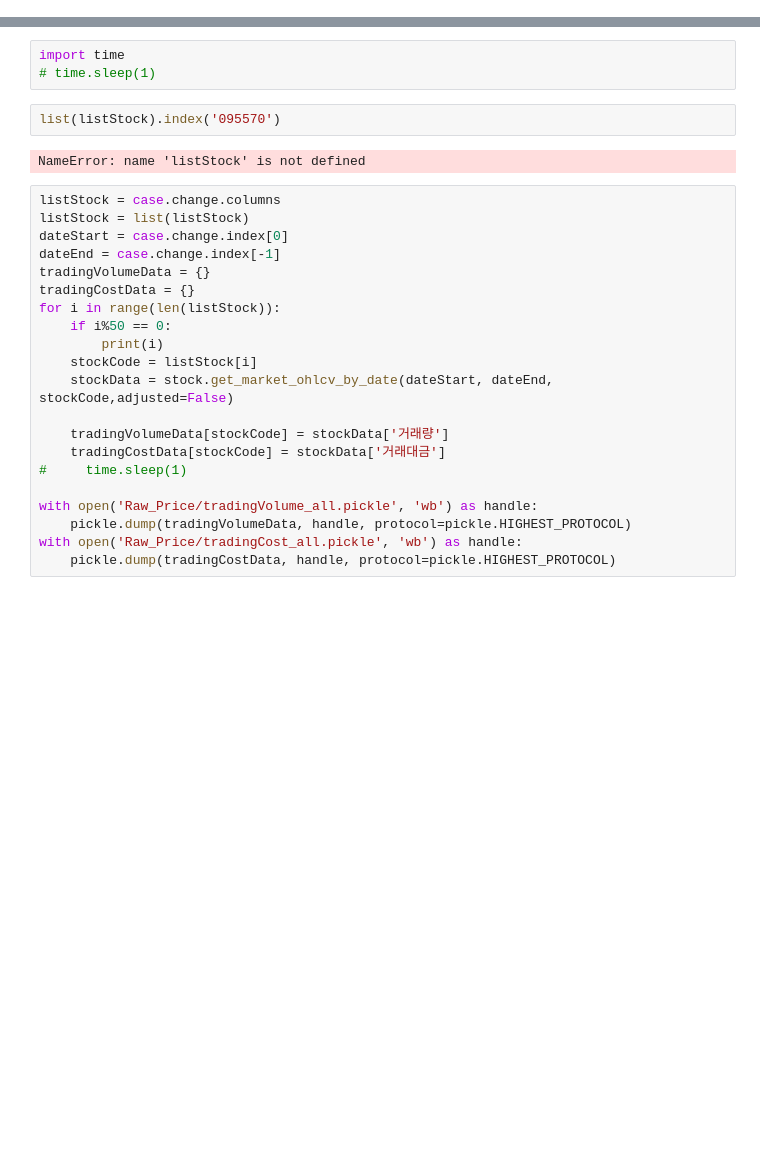
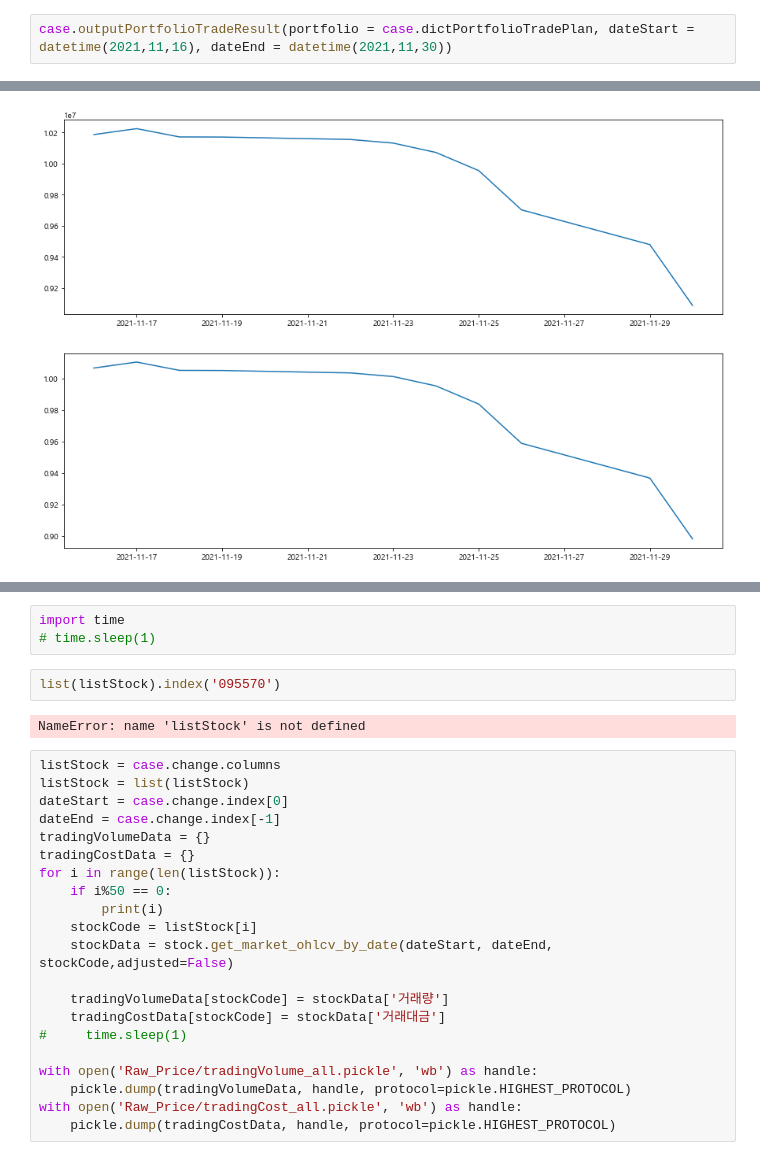
Before and after one commit to malkovich0/FinancePy, a Jupyter notebook: test.ipynb, the cells around one changed output, grey strips where cells are left out. Drawn from its saved outputs; the diff is of its cells as text; blank space fills up the shorter version.

```diff
--- a/test.ipynb
+++ b/test.ipynb
@@ -24,0 +74,3 @@ case.methodStockWeight = 'equal'
+# %%
+case.outputPortfolioTradeResult(portfolio = case.dictPortfolioTradePlan, dateStart = datetime(2021,11,16), dateEnd = datetime(2021,11,30))
+# %% [output]
@@ -24,0 +81 @@ case.methodStockWeight = 'equal'
+[figure, added]
```
Also changed, not shown: parts of 29 cells of this notebook, 8 other files.
